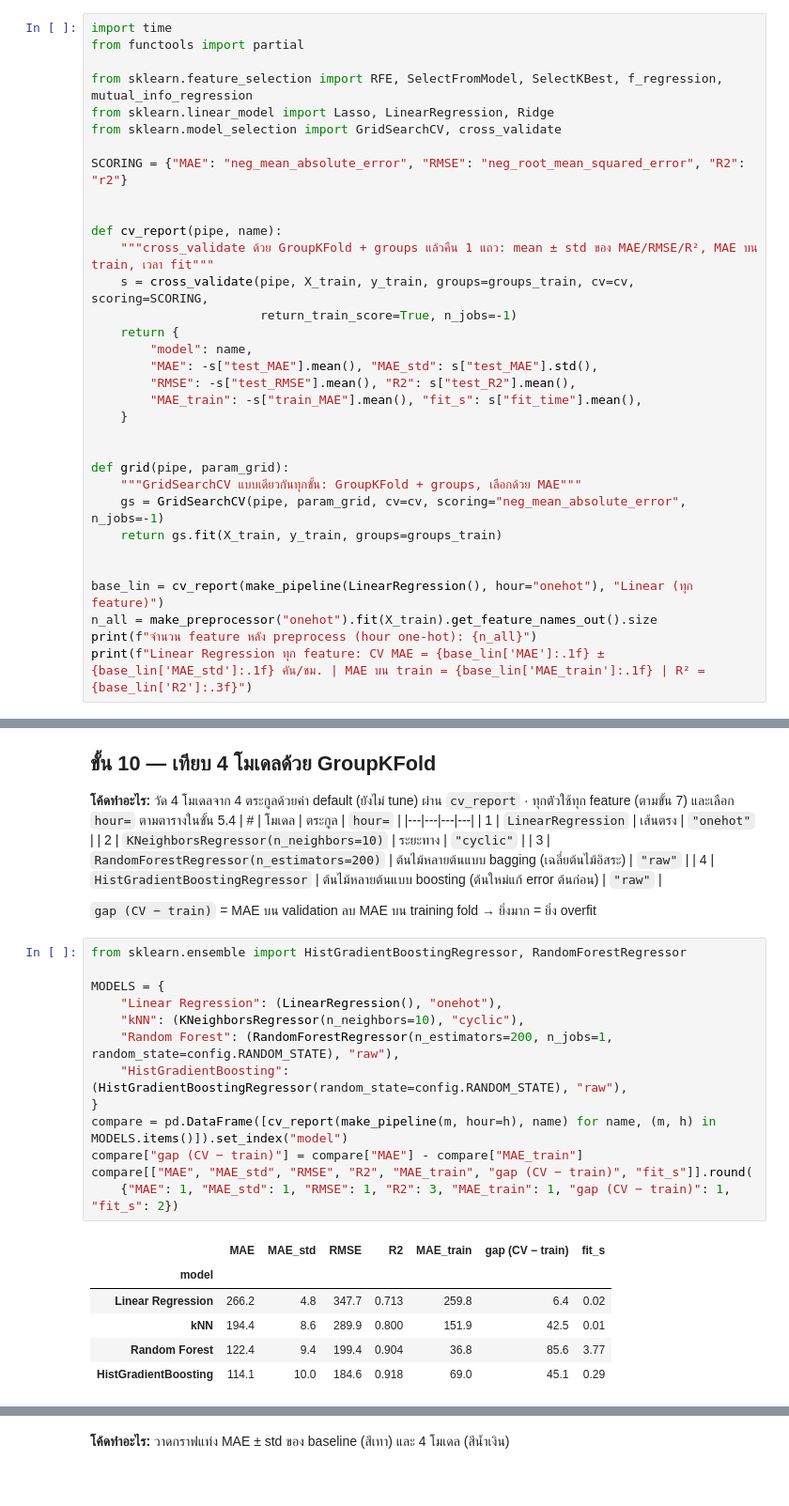
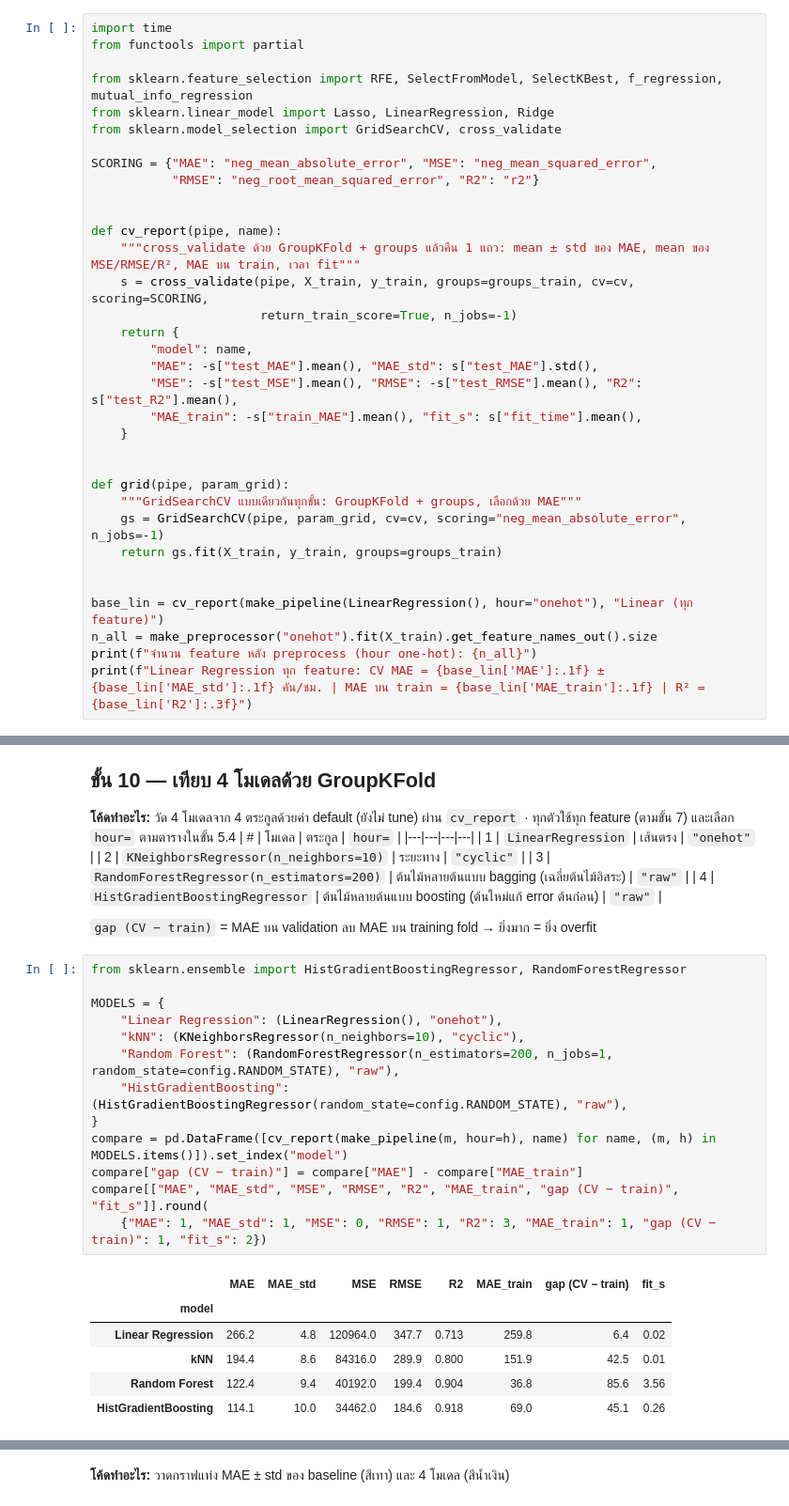
Before and after one commit to Sh080205/seoul-bike-demand, a Jupyter notebook: notebooks/02_modeling.ipynb, the cells around one changed output, grey strips where cells are left out. Shown at 94% size. Cells and saved outputs as stored; diff of their text form.

```diff
--- a/notebooks/02_modeling.ipynb
+++ b/notebooks/02_modeling.ipynb
@@ -503,17 +504,18 @@ from sklearn.feature_selection import RFE, SelectFromModel, SelectKBest, f_regre
 from sklearn.linear_model import Lasso, LinearRegression, Ridge
 from sklearn.model_selection import GridSearchCV, cross_validate
 
-SCORING = {"MAE": "neg_mean_absolute_error", "RMSE": "neg_root_mean_squared_error", "R2": "r2"}
+SCORING = {"MAE": "neg_mean_absolute_error", "MSE": "neg_mean_squared_error",
+           "RMSE": "neg_root_mean_squared_error", "R2": "r2"}
 
 
 def cv_report(pipe, name):
-    """cross_validate ด้วย GroupKFold + groups แล้วคืน 1 แถว: mean ± std ของ MAE/RMSE/R², MAE บน train, เวลา fit"""
+    """cross_validate ด้วย GroupKFold + groups แล้วคืน 1 แถว: mean ± std ของ MAE, mean ของ MSE/RMSE/R², MAE บน train, เวลา fit"""
     s = cross_validate(pipe, X_train, y_train, groups=groups_train, cv=cv, scoring=SCORING,
                        return_train_score=True, n_jobs=-1)
     return {
         "model": name,
         "MAE": -s["test_MAE"].mean(), "MAE_std": s["test_MAE"].std(),
-        "RMSE": -s["test_RMSE"].mean(), "R2": s["test_R2"].mean(),
+        "MSE": -s["test_MSE"].mean(), "RMSE": -s["test_RMSE"].mean(), "R2": s["test_R2"].mean(),
         "MAE_train": -s["train_MAE"].mean(), "fit_s": s["fit_time"].mean(),
     }
 
@@ -879,22 +881,22 @@ baselines[["MAE", "MAE_std", "RMSE", "R2", "MAE_train"]].round({"MAE": 1, "MAE_s
 # %%
 from sklearn.ensemble import HistGradientBoostingRegressor, RandomForestRegressor
 
 MODELS = {
     "Linear Regression": (LinearRegression(), "onehot"),
     "kNN": (KNeighborsRegressor(n_neighbors=10), "cyclic"),
     "Random Forest": (RandomForestRegressor(n_estimators=200, n_jobs=1, random_state=config.RANDOM_STATE), "raw"),
     "HistGradientBoosting": (HistGradientBoostingRegressor(random_state=config.RANDOM_STATE), "raw"),
 }
 compare = pd.DataFrame([cv_report(make_pipeline(m, hour=h), name) for name, (m, h) in MODELS.items()]).set_index("model")
 compare["gap (CV − train)"] = compare["MAE"] - compare["MAE_train"]
-compare[["MAE", "MAE_std", "RMSE", "R2", "MAE_train", "gap (CV − train)", "fit_s"]].round(
-    {"MAE": 1, "MAE_std": 1, "RMSE": 1, "R2": 3, "MAE_train": 1, "gap (CV − train)": 1, "fit_s": 2})
+compare[["MAE", "MAE_std", "MSE", "RMSE", "R2", "MAE_train", "gap (CV − train)", "fit_s"]].round(
+    {"MAE": 1, "MAE_std": 1, "MSE": 0, "RMSE": 1, "R2": 3, "MAE_train": 1, "gap (CV − train)": 1, "fit_s": 2})
 # %% [output]
-|  | MAE | MAE_std | RMSE | R2 | MAE_train | gap (CV − train) | fit_s |
-| model |  |  |  |  |  |  |  |
-| Linear Regression | 266.2 | 4.8 | 347.7 | 0.713 | 259.8 | 6.4 | 0.02 |
-| kNN | 194.4 | 8.6 | 289.9 | 0.800 | 151.9 | 42.5 | 0.01 |
-| Random Forest | 122.4 | 9.4 | 199.4 | 0.904 | 36.8 | 85.6 | 3.77 |
-| HistGradientBoosting | 114.1 | 10.0 | 184.6 | 0.918 | 69.0 | 45.1 | 0.29 |
+|  | MAE | MAE_std | MSE | RMSE | R2 | MAE_train | gap (CV − train) | fit_s |
+| model |  |  |  |  |  |  |  |  |
+| Linear Regression | 266.2 | 4.8 | 120964.0 | 347.7 | 0.713 | 259.8 | 6.4 | 0.02 |
+| kNN | 194.4 | 8.6 | 84316.0 | 289.9 | 0.800 | 151.9 | 42.5 | 0.01 |
+| Random Forest | 122.4 | 9.4 | 40192.0 | 199.4 | 0.904 | 36.8 | 85.6 | 3.56 |
+| HistGradientBoosting | 114.1 | 10.0 | 34462.0 | 184.6 | 0.918 | 69.0 | 45.1 | 0.26 |
 # %% [markdown]
 **ผลลัพธ์:**
```
Also changed, not shown: parts of 11 cells of this notebook, 1 other file.
